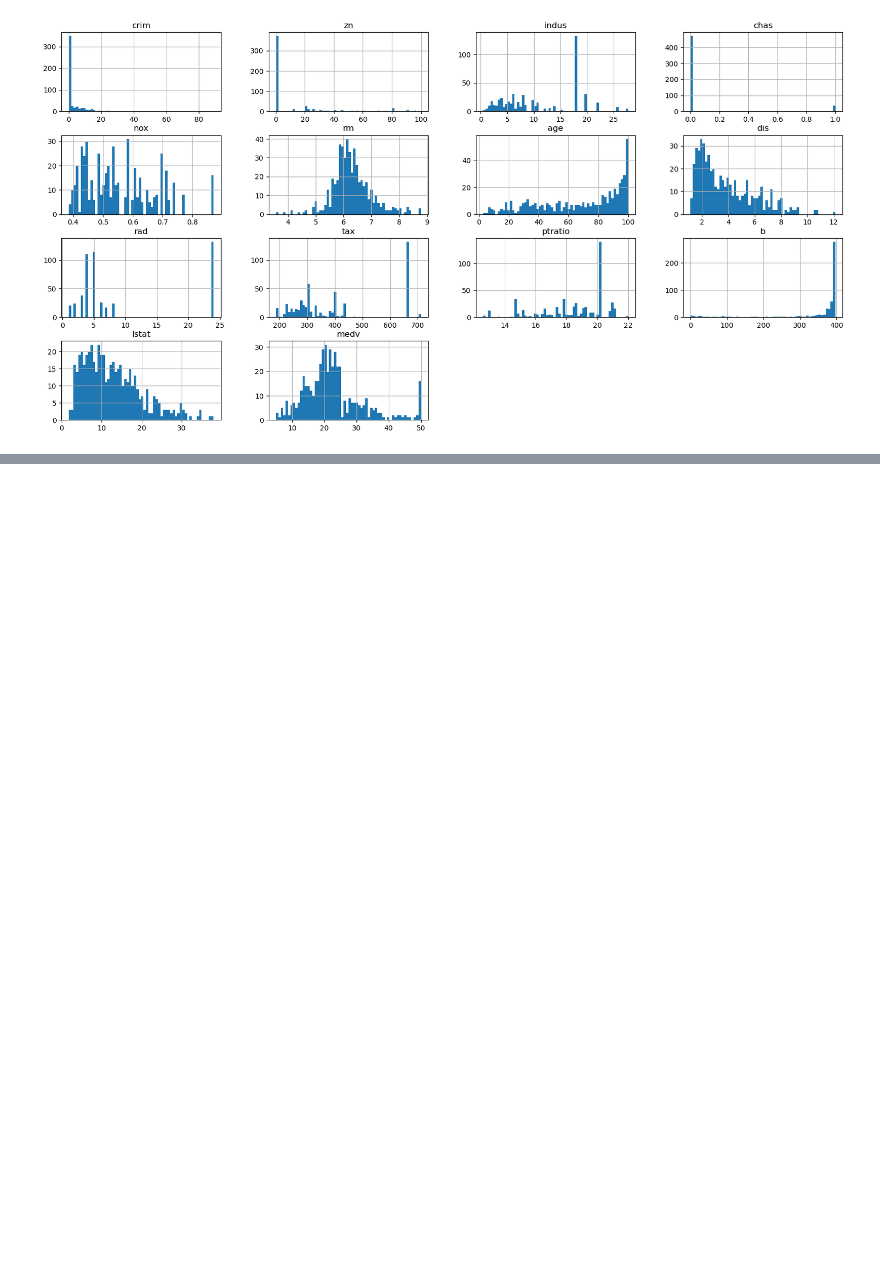
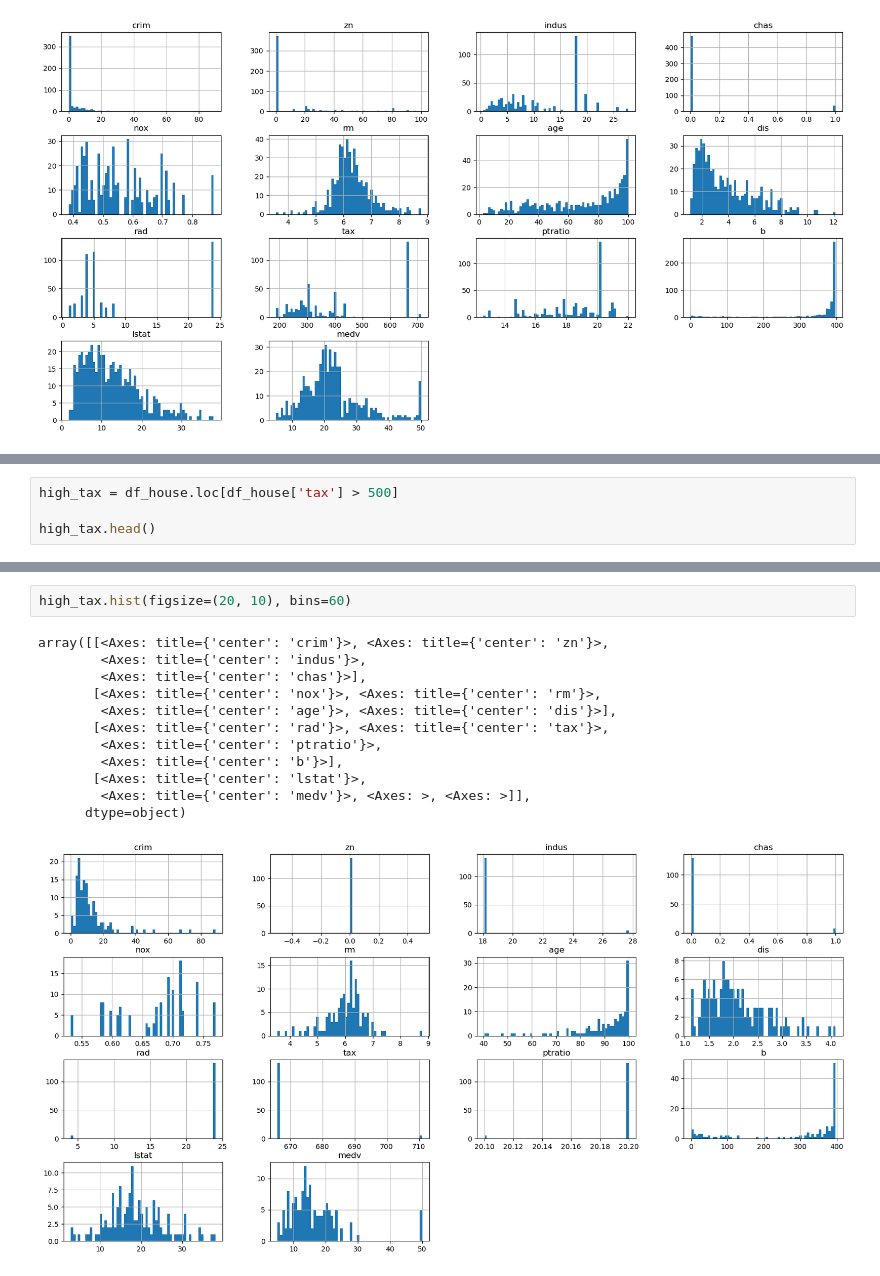
Before and after one commit to danielenotarangelo/EDA-projects, a Jupyter notebook: Boston House Price EDA/Boston_House_Price_EDA.ipynb, the cells around one changed output, grey strips where cells are left out. Saved outputs shown, nothing was run; the diff lists cells and outputs as text; blank space fills up the shorter version.

```diff
--- a/Boston House Price EDA/Boston_House_Price_EDA.ipynb
+++ b/Boston House Price EDA/Boston_House_Price_EDA.ipynb
@@ -107,0 +121,4 @@ array([[<Axes: title={'center': 'crim'}>, <Axes: title={'center': 'zn'}>,
+# %%
+high_tax = df_house.loc[df_house['tax'] > 500]
+
+high_tax.head()
@@ -107,0 +132,15 @@ array([[<Axes: title={'center': 'crim'}>, <Axes: title={'center': 'zn'}>,
+# %%
+high_tax.hist(figsize=(20, 10), bins=60)
+# %% [output]
+array([[<Axes: title={'center': 'crim'}>, <Axes: title={'center': 'zn'}>,
+        <Axes: title={'center': 'indus'}>,
+        <Axes: title={'center': 'chas'}>],
+       [<Axes: title={'center': 'nox'}>, <Axes: title={'center': 'rm'}>,
+        <Axes: title={'center': 'age'}>, <Axes: title={'center': 'dis'}>],
+       [<Axes: title={'center': 'rad'}>, <Axes: title={'center': 'tax'}>,
+        <Axes: title={'center': 'ptratio'}>,
+        <Axes: title={'center': 'b'}>],
+       [<Axes: title={'center': 'lstat'}>,
+        <Axes: title={'center': 'medv'}>, <Axes: >, <Axes: >]],
+      dtype=object)
+[figure, added]
```
Also changed, not shown: parts of 17 cells of this notebook.
